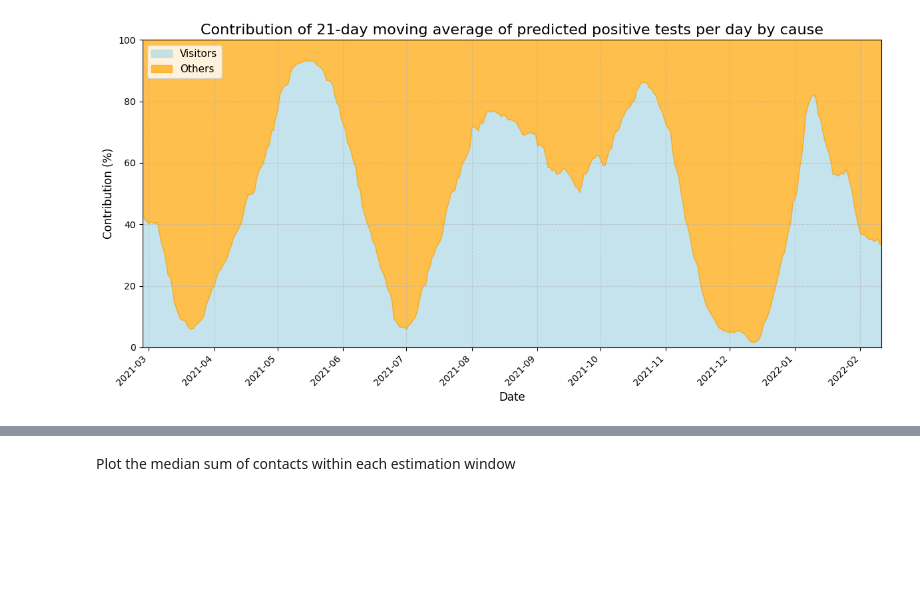
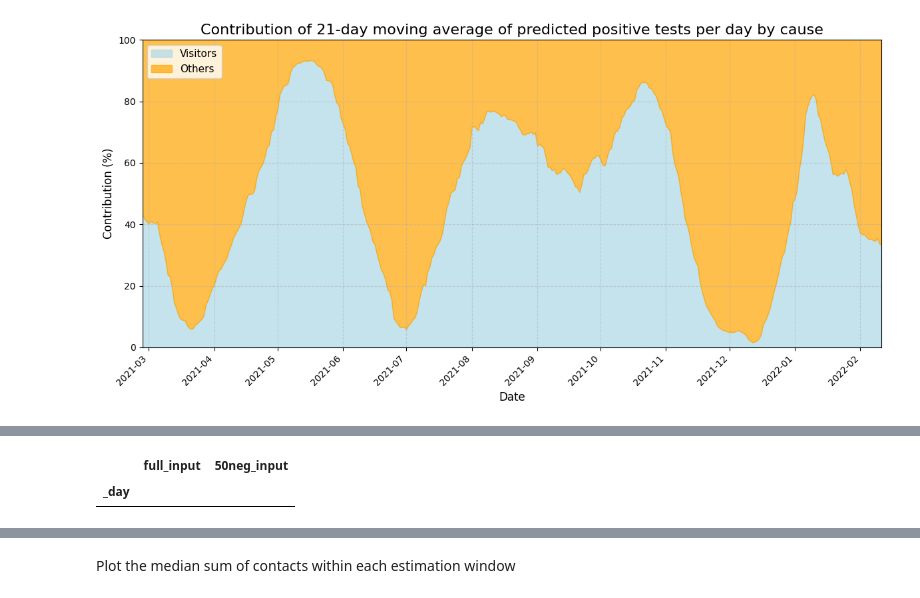
Before and after one commit to DaniChambon1/covid-household-visitors, a Jupyter notebook: 2_model.ipynb, the cells around one changed output, grey strips where cells are left out. Drawn from its saved outputs; the diff is of its cells as text; code cells hidden in the pictures; blank space fills up the shorter version.

```diff
--- a/2_model.ipynb
+++ b/2_model.ipynb
@@ -230,3 +242,83 @@ plot_cause_split_proportions(df_pred, window_size=21, save_path="results/causes_
 # %% [output]
 [figure]
 [figure]
+# %%
+df_risk_full = risk_mle_adaptive_triangle_only_pos(
+    df_behavior=df_max2,
+    min_pos_tests=20,
+    max_window_size=63,
+    Poisson_contacts=False,
+)
+df_pred_full = predict_postest(df_risk_full, df_max2)
+
+df_risk_50neg = risk_mle_adaptive_triangle_only_pos(
+    df_behavior=df_max2_50neg,
+    min_pos_tests=20,
+    max_window_size=63,
+    Poisson_contacts=False,
+)
+df_pred_50neg = predict_postest(df_risk_50neg, df_max2_50neg)
+# %%
+import pandas as pd
+import numpy as np
+
+def positives_by_day(df):
+    dates = pd.to_datetime(df["T0_date"]).dt.normalize()
+    return df.assign(_day=dates).groupby("_day")["positivetest"].sum()
+
+# These should match: the sample is supposed to retain every positive test.
+input_counts = pd.concat(
+    [
+        positives_by_day(df_max2).rename("full_input"),
+        positives_by_day(df_max2_50neg).rename("50neg_input"),
+    ],
+    axis=1,
+).fillna(0)
+
+print("Different raw daily positive counts (should be empty):")
+display(input_counts[input_counts["full_input"] != input_counts["50neg_input"]])
+
+# Dates for which each risk fit says the full window was used.
+def valid_flags(df_risk, name):
+    days = pd.to_datetime(df_risk["T0_date"]).dt.normalize()
+    return pd.Series(
+        df_risk["full_window_used"].to_numpy(), index=days, name=name
+    )
+
+valid = pd.concat(
+    [
+        valid_flags(df_risk_full, "full"),
+        valid_flags(df_risk_50neg, "50neg"),
+    ],
+    axis=1,
+).fillna(False).astype(bool)
+
+print("Dates with different full_window_used flags:")
+display(valid[valid["full"] != valid["50neg"]])
+
+# These are the positive counts after predict_postest has applied that date filter.
+pred_counts = pd.concat(
+    [
+        positives_by_day(df_pred_full).rename("full"),
+        positives_by_day(df_pred_50neg).rename("50neg"),
+    ],
+    axis=1,
+).fillna(0)
+
+print("Different daily positive counts in df_pred:")
+display(pred_counts[pred_counts["full"] != pred_counts["50neg"]])
+
+# Compare the plotted 21-calendar-day averages on the same date range.
+calendar = pd.date_range(pred_counts.index.min(), pred_counts.index.max(), freq="D")
+ma = pd.concat(
+    [
+        pred_counts["full"].reindex(calendar, fill_value=0)
+            .rolling(21, center=True).mean().rename("full"),
+        pred_counts["50neg"].reindex(calendar, fill_value=0)
+            .rolling(21, center=True).mean().rename("50neg"),
+    ],
+    axis=1,
+)
+print("Dates where the 21-day actual-positive averages differ:")
+display(ma[~np.isclose(ma["full"], ma["50neg"], equal_nan=True)])
+# %% [output]
@@ -232,0 +326,2 @@ plot_cause_split_proportions(df_pred, window_size=21, save_path="results/causes_
+|  | full_input | 50neg_input |
+| _day |  |  |
```
Also changed, not shown: parts of 7 cells of this notebook, 1 other file.
